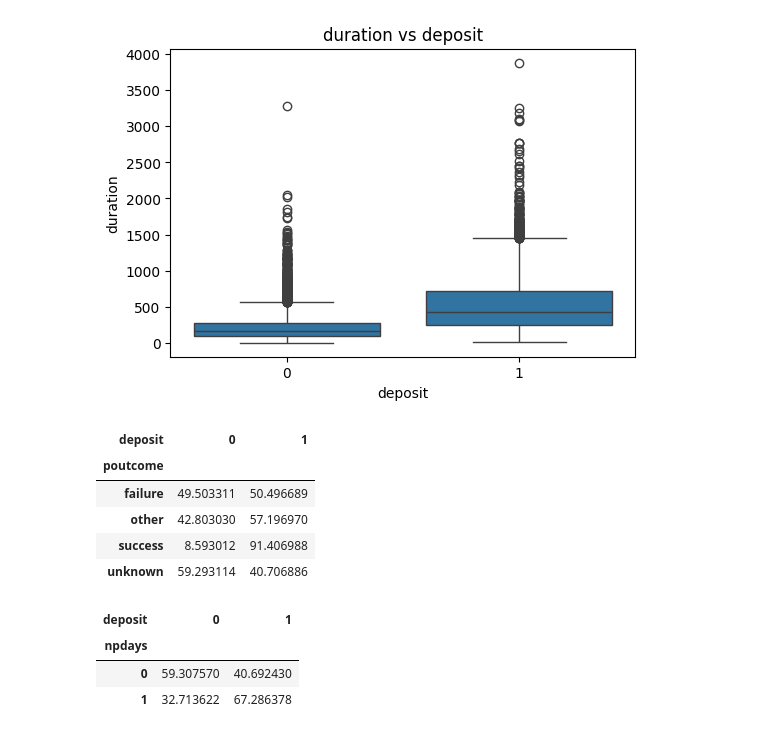
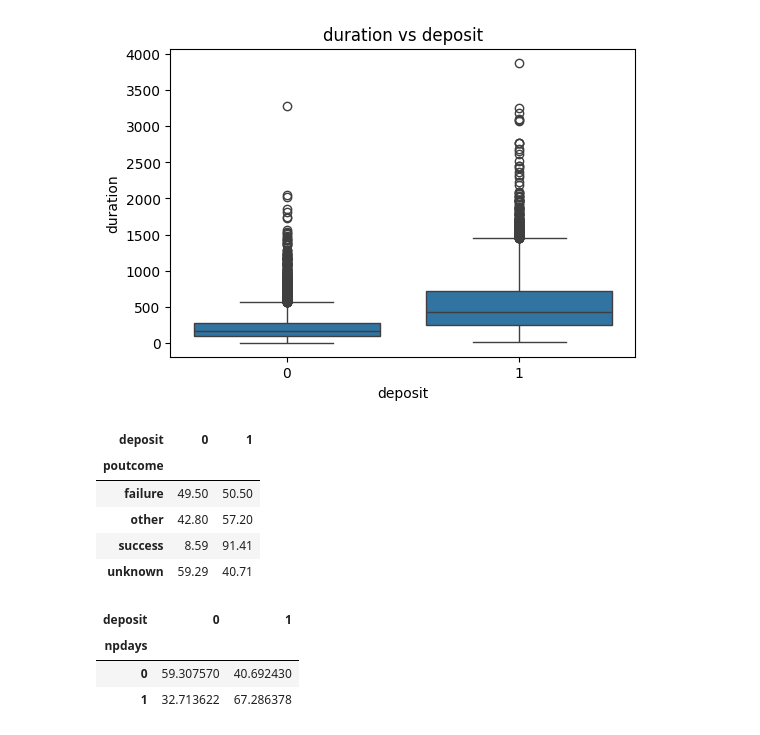
Before and after one commit to DiegoVa6/Grupo05_Practica1, a Jupyter notebook: exercise.ipynb, the cells around one changed output. Drawn from its saved outputs; the diff is of its cells as text; code cells hidden in the pictures.

```diff
--- a/exercise.ipynb
+++ b/exercise.ipynb
@@ -357,14 +339,14 @@ plt.show()
 # %% [output]
 [figure]
 # %%
-pd.crosstab(X["poutcome"], y, normalize="index") * 100
+(pd.crosstab(X["poutcome"], y, normalize="index") * 100).round(2)
 # %% [output]
 | deposit | 0 | 1 |
 | poutcome |  |  |
-| failure | 49.503311 | 50.496689 |
-| other | 42.803030 | 57.196970 |
-| success | 8.593012 | 91.406988 |
-| unknown | 59.293114 | 40.706886 |
+| failure | 49.50 | 50.50 |
+| other | 42.80 | 57.20 |
+| success | 8.59 | 91.41 |
+| unknown | 59.29 | 40.71 |
 # %%
 pd.crosstab(X["npdays"], y, normalize="index") * 100
 # %% [output]
```
Also changed, not shown: parts of 30 cells of this notebook.
